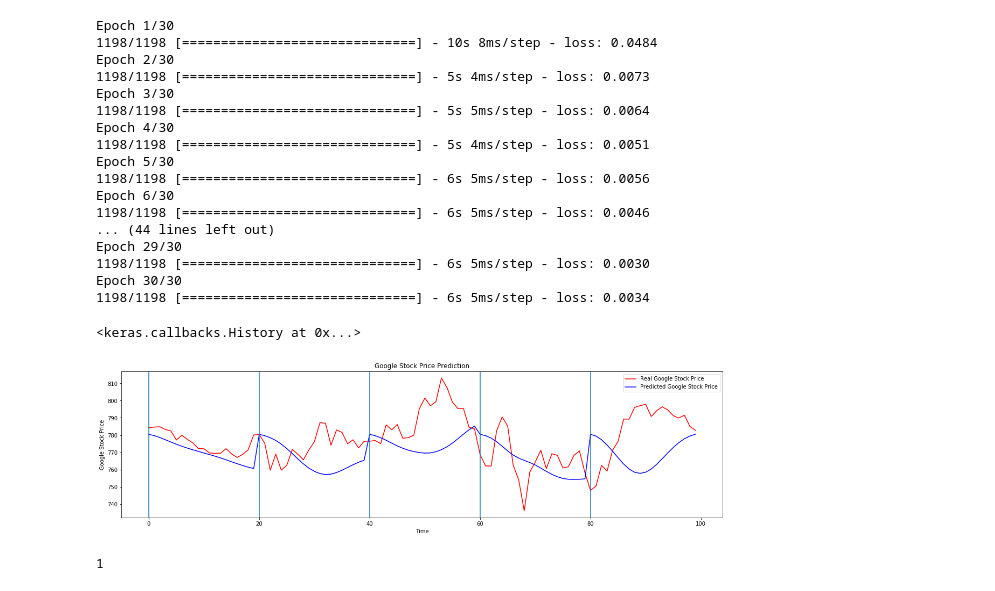
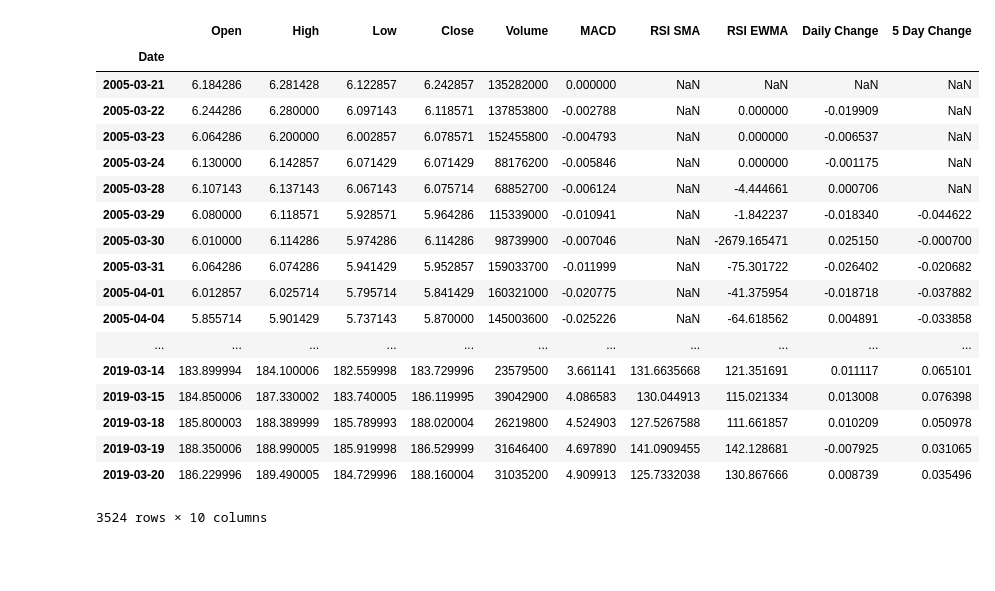
Before and after one commit to pqmzla1029/AIinFinance, a Jupyter notebook: Stock-Market-Analysis/Stock Market Google .ipynb, the cells around one changed output. Cells and saved outputs as stored; diff of their text form; code cells hidden in the pictures; blank space fills up the shorter version.

```diff
--- a/Stock-Market-Analysis/Stock Market Google .ipynb
+++ b/Stock-Market-Analysis/Stock Market Google .ipynb
@@ -140,25 +6,0 @@ regressor.add(Dense(units = 1))
-# %%
-# Compiling the RNN
-regressor.compile(optimizer = 'adam', loss = 'mean_squared_error')
-
-# Fitting the RNN to the Training set
-regressor.fit(X_train, y_train, epochs = 30, batch_size = 32)
-# %% [output]
-Epoch 1/30
-1198/1198 [==============================] - 10s 8ms/step - loss: 0.0484
-Epoch 2/30
-1198/1198 [==============================] - 5s 4ms/step - loss: 0.0073
-Epoch 3/30
-1198/1198 [==============================] - 5s 5ms/step - loss: 0.0064
-Epoch 4/30
-1198/1198 [==============================] - 5s 4ms/step - loss: 0.0051
-Epoch 5/30
-1198/1198 [==============================] - 6s 5ms/step - loss: 0.0056
-Epoch 6/30
-1198/1198 [==============================] - 6s 5ms/step - loss: 0.0046
-... (44 lines left out)
-Epoch 29/30
-1198/1198 [==============================] - 6s 5ms/step - loss: 0.0030
-Epoch 30/30
-1198/1198 [==============================] - 6s 5ms/step - loss: 0.0034
-<keras.callbacks.History at 0x...>
@@ -204,24 +7,23 @@ predicted_stock_price=pd.DataFrame(predict)
-# %%
-#j=[20,40,60,80,100,120,140]
-j=[]
-for i in range(test_size):
-    j.append(i*p_size)
-
-
-# Visualising the results
-plt.figure(figsize=(20,5))
-plt.plot(real, color = 'red', label = 'Real Google Stock Price')
-plt.plot(predicted_stock_price, color = 'blue', label = 'Predicted Google Stock Price')
-plt.title('Google Stock Price Prediction')
-for i in j:
-    plt.axvline(x=i)
-plt.xlabel('Time')
-plt.ylabel('Google Stock Price')
-plt.legend()
-plt.show()
-# %% [output]
-[figure, removed]
-# %%
-i
-# %% [output]
-1
+# %%
+dataset = pd.read_csv('AAPL.csv',index_col="Date",parse_dates=True)
+dataset
+# %% [output]
+|  | Open | High | Low | Close | Volume | MACD | RSI SMA | RSI EWMA | Daily Change | 5 Day Change |
+| Date |  |  |  |  |  |  |  |  |  |  |
+| 2005-03-21 | 6.184286 | 6.281428 | 6.122857 | 6.242857 | 135282000 | 0.000000 | NaN | NaN | NaN | NaN |
+| 2005-03-22 | 6.244286 | 6.280000 | 6.097143 | 6.118571 | 137853800 | -0.002788 | NaN | 0.000000 | -0.019909 | NaN |
+| 2005-03-23 | 6.064286 | 6.200000 | 6.002857 | 6.078571 | 152455800 | -0.004793 | NaN | 0.000000 | -0.006537 | NaN |
+| 2005-03-24 | 6.130000 | 6.142857 | 6.071429 | 6.071429 | 88176200 | -0.005846 | NaN | 0.000000 | -0.001175 | NaN |
+| 2005-03-28 | 6.107143 | 6.137143 | 6.067143 | 6.075714 | 68852700 | -0.006124 | NaN | -4.444661 | 0.000706 | NaN |
+| 2005-03-29 | 6.080000 | 6.118571 | 5.928571 | 5.964286 | 115339000 | -0.010941 | NaN | -1.842237 | -0.018340 | -0.044622 |
+| 2005-03-30 | 6.010000 | 6.114286 | 5.974286 | 6.114286 | 98739900 | -0.007046 | NaN | -2679.165471 | 0.025150 | -0.000700 |
+| 2005-03-31 | 6.064286 | 6.074286 | 5.941429 | 5.952857 | 159033700 | -0.011999 | NaN | -75.301722 | -0.026402 | -0.020682 |
+| 2005-04-01 | 6.012857 | 6.025714 | 5.795714 | 5.841429 | 160321000 | -0.020775 | NaN | -41.375954 | -0.018718 | -0.037882 |
+| 2005-04-04 | 5.855714 | 5.901429 | 5.737143 | 5.870000 | 145003600 | -0.025226 | NaN | -64.618562 | 0.004891 | -0.033858 |
+| ... | ... | ... | ... | ... | ... | ... | ... | ... | ... | ... |
+| 2019-03-14 | 183.899994 | 184.100006 | 182.559998 | 183.729996 | 23579500 | 3.661141 | 131.6635668 | 121.351691 | 0.011117 | 0.065101 |
+| 2019-03-15 | 184.850006 | 187.330002 | 183.740005 | 186.119995 | 39042900 | 4.086583 | 130.044913 | 115.021334 | 0.013008 | 0.076398 |
+| 2019-03-18 | 185.800003 | 188.389999 | 185.789993 | 188.020004 | 26219800 | 4.524903 | 127.5267588 | 111.661857 | 0.010209 | 0.050978 |
+| 2019-03-19 | 188.350006 | 188.990005 | 185.919998 | 186.529999 | 31646400 | 4.697890 | 141.0909455 | 142.128681 | -0.007925 | 0.031065 |
+| 2019-03-20 | 186.229996 | 189.490005 | 184.729996 | 188.160004 | 31035200 | 4.909913 | 125.7332038 | 130.867666 | 0.008739 | 0.035496 |
+3524 rows × 10 columns
```
Also changed, not shown: parts of 33 cells of this notebook, 1 other file.
